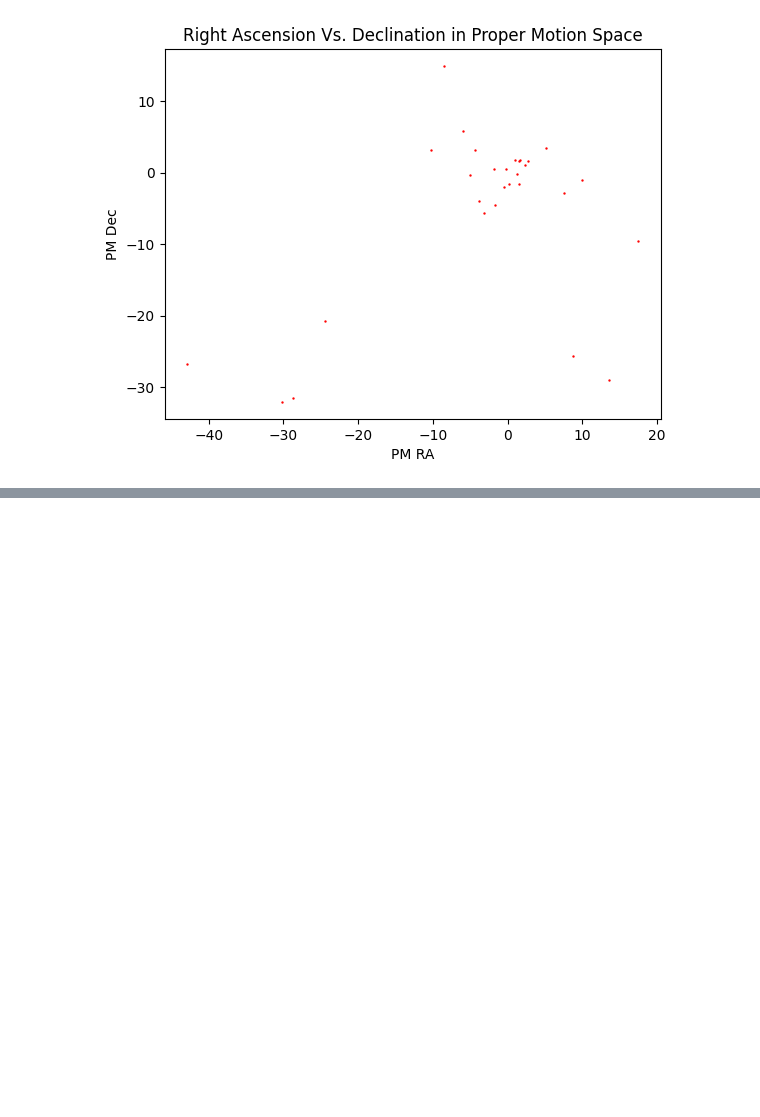
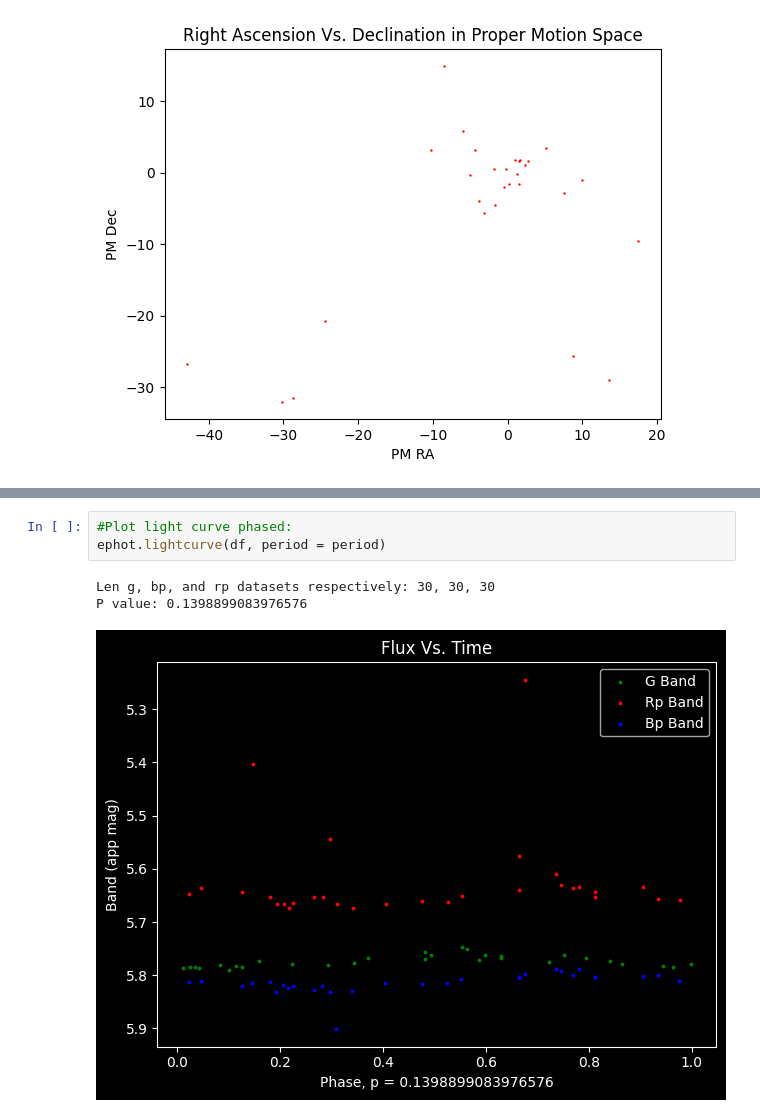
Before and after one commit to Mq1t/gaiadr3-analysis, a Jupyter notebook: notebooks/MeMisSurvey.ipynb, the cells around one changed output, grey strips where cells are left out. Saved outputs shown, nothing was run; the diff lists cells and outputs as text; blank space fills up the shorter version.

```diff
--- a/notebooks/MeMisSurvey.ipynb
+++ b/notebooks/MeMisSurvey.ipynb
@@ -399,0 +181,7 @@ def lightcurve(df:pd.DataFrame, title:str='Flux Vs. Time', overplot:bool=True, r
+# %%
+#Plot light curve phased:
+ephot.lightcurve(df, period = period)
+# %% [output]
+Len g, bp, and rp datasets respectively: 30, 30, 30
+P value: 0.1398899083976576
+[figure, added]
```
Also changed, not shown: parts of 10 cells of this notebook, 1 other file.
